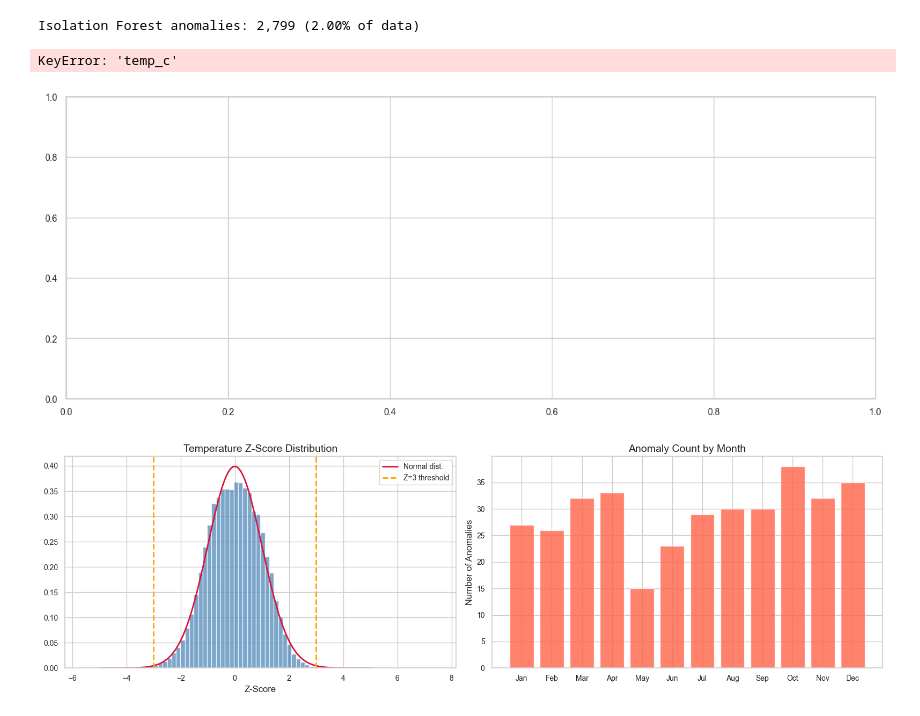
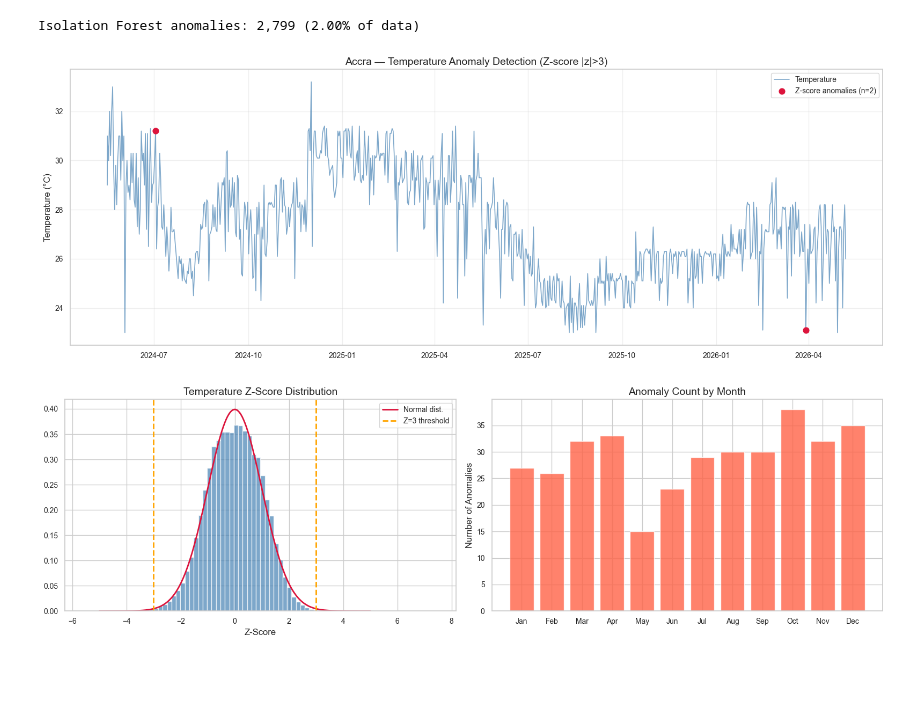
Before and after one commit to zerminewajid/weather_forecasting_ds, a Jupyter notebook: GlobalWeather_ForecastingNotebook_executed.ipynb, the cells around one changed output. Saved outputs shown, nothing was run; the diff lists cells and outputs as text; code cells hidden in the pictures; blank space fills up the shorter version.

```diff
--- a/GlobalWeather_ForecastingNotebook_executed.ipynb
+++ b/GlobalWeather_ForecastingNotebook_executed.ipynb
@@ -1097,26 +1099,25 @@ Isolation Forest anomalies: 2,799 (2.00% of data)
 # %%
 #10.3 Visualise Anomalies on Time Series
 city_anom=df_anom[df_anom['location_name'] == ref_city].sort_values('last_updated')
 
 fig, ax=plt.subplots(figsize=(16, 6))
-ax.plot(city_anom['last_updated'], city_anom['temp_c'],
+ax.plot(city_anom['last_updated'], city_anom['temperature_celsius'],
         color='steelblue', lw=1.2, alpha=0.7, label='Temperature')
 
 #Highlight Z-score anomalies
 anom_pts=city_anom[city_anom['anomaly_zscore']]
-ax.scatter(anom_pts['last_updated'], anom_pts['temp_c'],
+ax.scatter(anom_pts['last_updated'], anom_pts['temperature_celsius'],
            color='crimson', s=60, zorder=5, label=f'Z-score anomalies (n={len(anom_pts)})')
 
 ax.set_title(f'{ref_city} — Temperature Anomaly Detection (Z-score |z|>3)', fontsize=14)
 ax.set_ylabel('Temperature (°C)')
 ax.legend()
 ax.grid(True, alpha=0.3)
 plt.tight_layout()
 plt.savefig('outputs/13_anomaly_detection.png', dpi=150, bbox_inches='tight')
 plt.show()
 # %% [output]
-KeyError: 'temp_c'
-[figure, old version]
+[figure, new version]
 # %%
 #10.4 Anomaly Distribution Analysis
 fig, axes = plt.subplots(1, 2, figsize=(16, 5))
```
Also changed, not shown: parts of 18 cells of this notebook, 11 other files.
